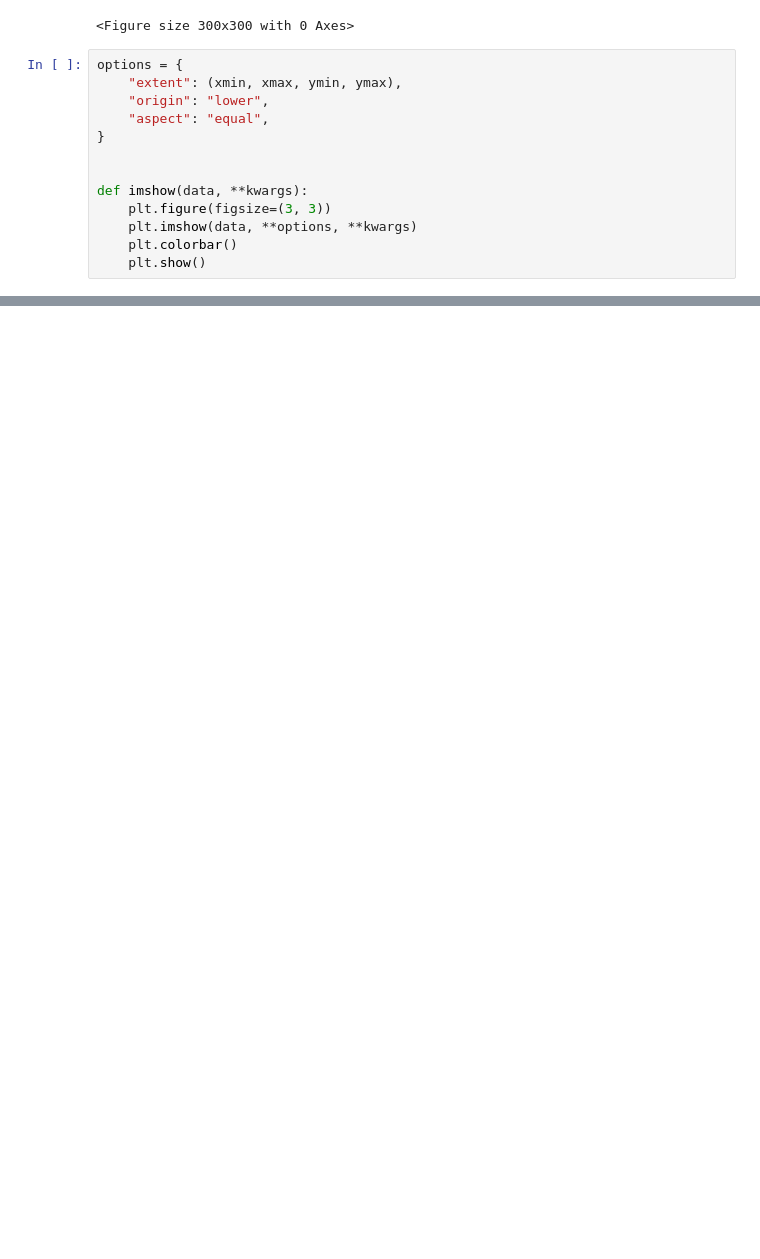
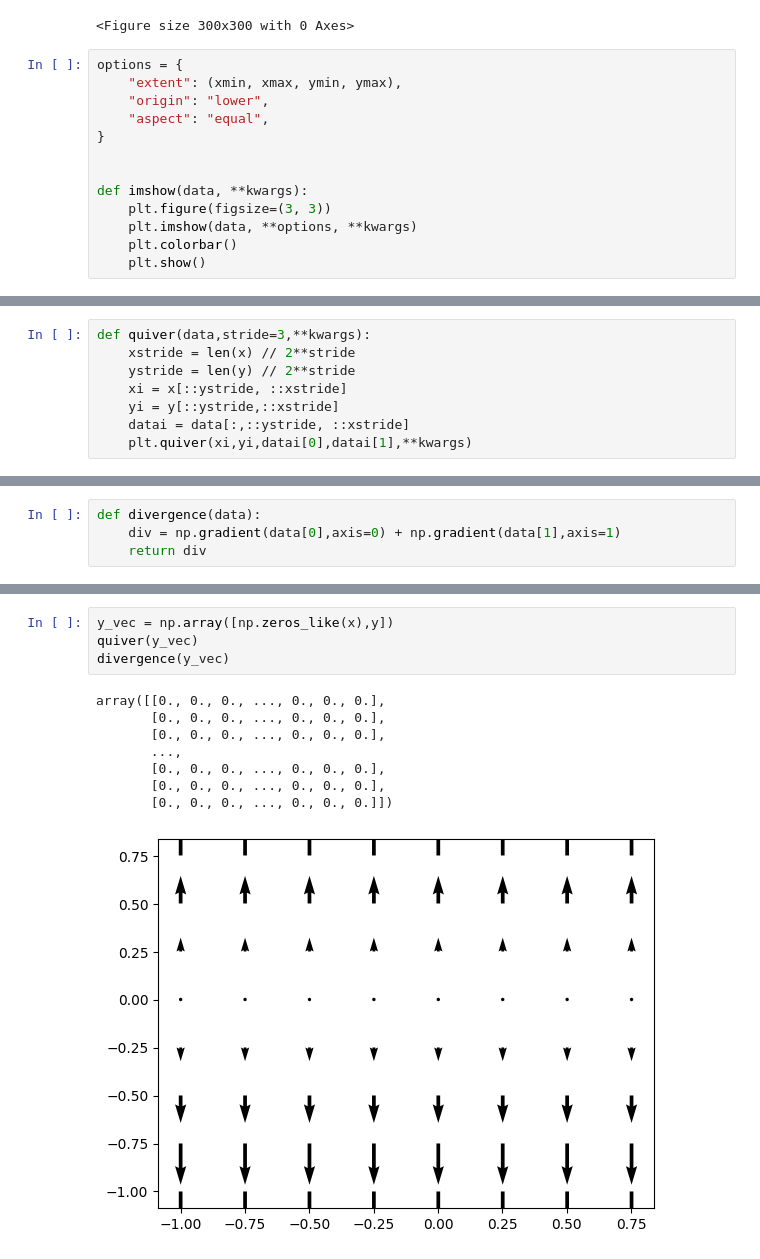
Before and after one commit to Raphael2b3/Uni, a Jupyter notebook: feldtheorie/main.ipynb, the cells around one changed output, grey strips where cells are left out. Cells and saved outputs as stored; diff of their text form; blank space fills up the shorter version.

```diff
--- a/feldtheorie/main.ipynb
+++ b/feldtheorie/main.ipynb
@@ -33,0 +32,8 @@ f = lambda x: x ** 2
+# %%
+def quiver(data,stride=3,**kwargs):
+    xstride = len(x) // 2**stride
+    ystride = len(y) // 2**stride
+    xi = x[::ystride, ::xstride]
+    yi = y[::ystride,::xstride]
+    datai = data[:,::ystride, ::xstride]
+    plt.quiver(xi,yi,datai[0],datai[1],**kwargs)
@@ -34 +44,5 @@ f = lambda x: x ** 2
+# %%
+def divergence(data):
+    div = np.gradient(data[0],axis=0) + np.gradient(data[1],axis=1)
+    return div
 # %%
@@ -45,0 +64,13 @@ imshow(U)
+# %%
+y_vec = np.array([np.zeros_like(x),y])
+quiver(y_vec)
+divergence(y_vec)
+# %% [output]
+array([[0., 0., 0., ..., 0., 0., 0.],
+       [0., 0., 0., ..., 0., 0., 0.],
+       [0., 0., 0., ..., 0., 0., 0.],
+       ...,
+       [0., 0., 0., ..., 0., 0., 0.],
+       [0., 0., 0., ..., 0., 0., 0.],
+       [0., 0., 0., ..., 0., 0., 0.]])
+[figure, added]
```
Also changed, not shown: parts of 12 cells of this notebook, 3 other files.
